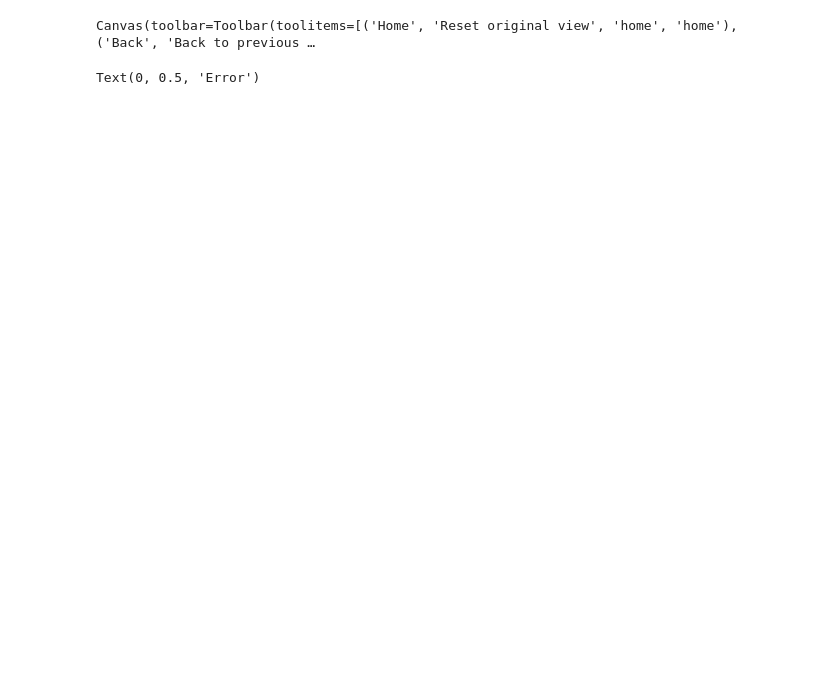
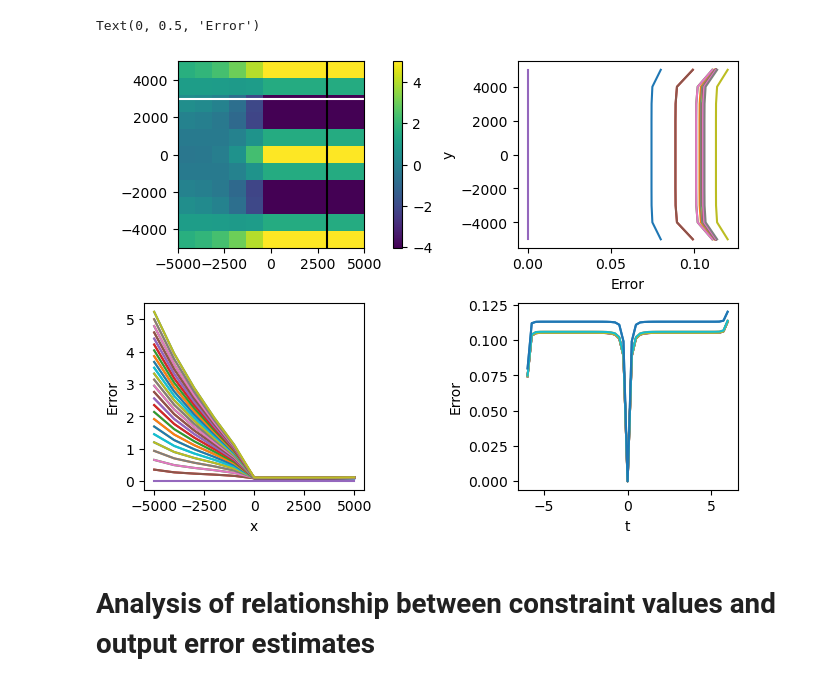
Before and after one commit to SmithB/LSsurf, a Jupyter notebook: notebooks/match_dz_demo.ipynb, the cells around one changed output. Drawn from its saved outputs; the diff is of its cells as text; code cells hidden in the pictures; blank space fills up the shorter version.

```diff
--- a/notebooks/match_dz_demo.ipynb
+++ b/notebooks/match_dz_demo.ipynb
@@ -36,9 +46,9 @@ y=np.arange(-W['y']/2, W['y']/2+100, 1000)
 lambda_x=2000
 data_sigma=100
 D=pc.data().from_dict({'x':np.zeros_like(y)-W['x']/2+1000, 'y':y,'z':np.zeros_like(y),
-                       'time':np.zeros_like(y)-0.5, 'sigma':np.zeros_like(y)+data_sigma})
+                       't':np.zeros_like(y)-0.5, 'sigma':np.zeros_like(y)+data_sigma})
 # To ensure a time-constant simulation, replicate the data at times -0.5 and 0.5:
-data=pc.data().from_list([D, D.copy().assign({'time':np.zeros_like(y)+0.5})])
+data=pc.data().from_list([D, D.copy().assign({'t':np.zeros_like(y)+0.5})])
 # %%
 plt.figure()
 plt.imshow(Dg.dz[:,:,-1], extent=Dg.extent)
@@ -64,7 +74,7 @@ m_spacing={'z0':100, 'dz':1000, 'dt':0.25}
 ref_epoch=np.ceil(W['t']/m_spacing['dt']/2.)
 
 # run the fit
-S=smooth_xytb_fit_aug(data=data, ctr=ctr, W=W, spacing=m_spacing, E_RMS=E_RMS,
+S=smooth_fit(data=data, ctr=ctr, W=W, spacing=m_spacing, E_RMS=E_RMS,
                  reference_epoch=ref_epoch, compute_E=True,
                  max_iterations=1, prior_args=prior_args,
                  VERBOSE=True,
@@ -79,13 +88,15 @@ Starting uncertainty calculation
 # %%
-hfig, hax=plt.subplots(2, 2); hax=hax.ravel()
+hfig, hax=plt.subplots(2, 2, layout='constrained'); hax=hax.ravel()
 hi=hax[0].imshow(S['m']['dz'].dz[:,:,-1], extent=S['m']['dz'].extent); plt.colorbar(mappable=hi, ax=hax[0])
 hax[0].plot(S['E']['sigma_dz'].x[-3]+np.zeros(S['E']['sigma_dz'].shape[0]), S['E']['sigma_dz'].y, 'k')
 hax[0].plot(S['E']['sigma_dz'].x, S['E']['sigma_dz'].y[-3]+np.zeros(S['E']['sigma_dz'].shape[1]), 'w')
 
 hax[1].plot(S['E']['sigma_dz'].sigma_dz[:, -3, :], S['E']['sigma_dz'].y); hax[1].set_xlabel('Error'); hax[1].set_ylabel('y')
 hax[2].plot(S['E']['sigma_dz'].x, S['E']['sigma_dz'].sigma_dz[-3, :, :]); hax[2].set_ylabel('Error'); hax[2].set_xlabel('x')
 hax[3].plot(S['E']['sigma_dz'].time, S['E']['sigma_dz'].sigma_dz[:,-3,:].T)
 hax[3].set_xlabel('t'); hax[3].set_ylabel('Error')
 # %% [output]
-Canvas(toolbar=Toolbar(toolitems=[('Home', 'Reset original view', 'home', 'home'), ('Back', 'Back to previous …
+Text(0, 0.5, 'Error')
-Text(0, 0.5, 'Error')
+[figure, added]
+# %% [markdown]
+# Analysis of relationship between constraint values and output error estimates
```
Also changed, not shown: parts of 16 cells of this notebook.
